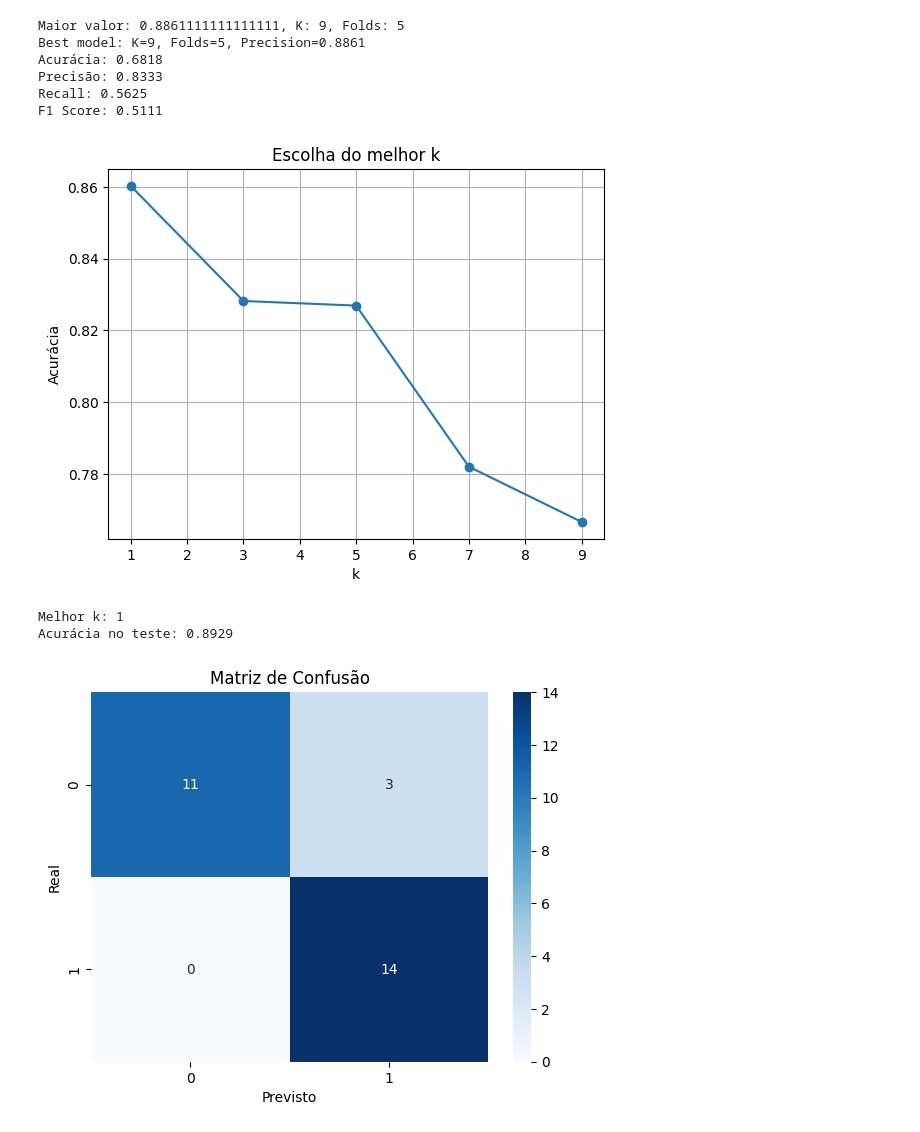
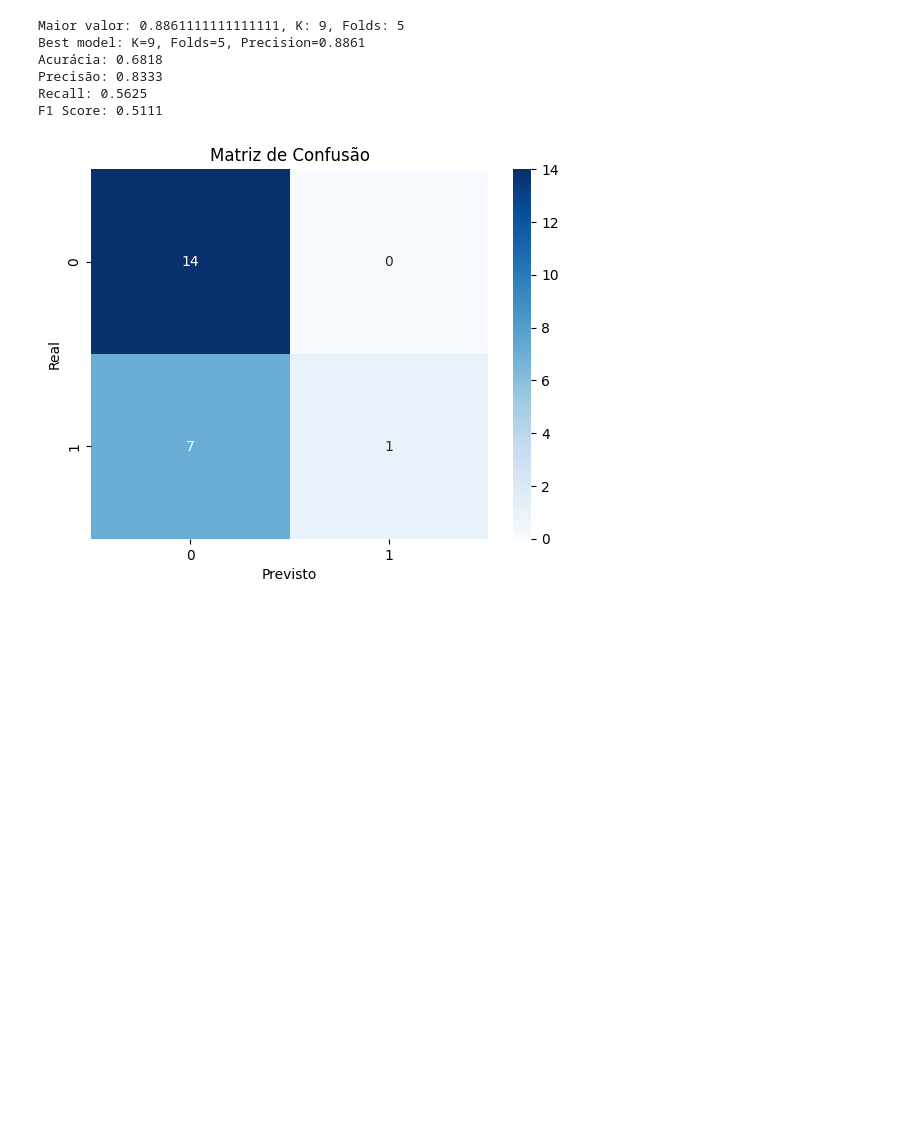
Before and after one commit to sakikout/Classificacao_de_Leucemias_KNN, a Jupyter notebook: gene_expression.ipynb, the cells around one changed output. Drawn from its saved outputs; the diff is of its cells as text; code cells hidden in the pictures; blank space fills up the shorter version.

```diff
--- a/gene_expression.ipynb
+++ b/gene_expression.ipynb
@@ -463,36 +439,12 @@ Precisão: 0.8333
 Recall: 0.5625
 F1 Score: 0.5111
 # %%
-# -------------------  plot k vs accuracy -------------------
-plt.plot(k_values, accuracies, marker='o')
-plt.xlabel("k")
-plt.ylabel("Acurácia")
-plt.title("Escolha do melhor k")
-plt.grid(True)
-plt.show()
-
-# ------------------- avaliação no conjunto de teste -------------------
-# melhor k
-best_k = k_values[np.argmax(accuracies)]
-print(f"Melhor k: {best_k}")
-
-# melhor modelo
-final_model = KNeighborsClassifier(n_neighbors=best_k)
-final_model.fit(X_train, y_train) # treinando com melhor modelo
-
-y_pred = final_model.predict(X_test)
-acc = accuracy_score(y_test, y_pred)
-print(f"Acurácia no teste: {acc:.4f}")
-
 # ------------------- matriz de confusão -------------------
-cm = confusion_matrix(y_test, y_pred)
+cm = confusion_matrix(y_test_Min, y_pred)
 sns.heatmap(cm, annot=True, fmt="d", cmap="Blues")
 plt.xlabel("Previsto")
 plt.ylabel("Real")
 plt.title("Matriz de Confusão")
 plt.show()
 # %% [output]
-[figure, old version]
+[figure, new version]
-Melhor k: 1
-Acurácia no teste: 0.8929
-[figure, removed]
```
Also changed, not shown: parts of 10 cells of this notebook.
